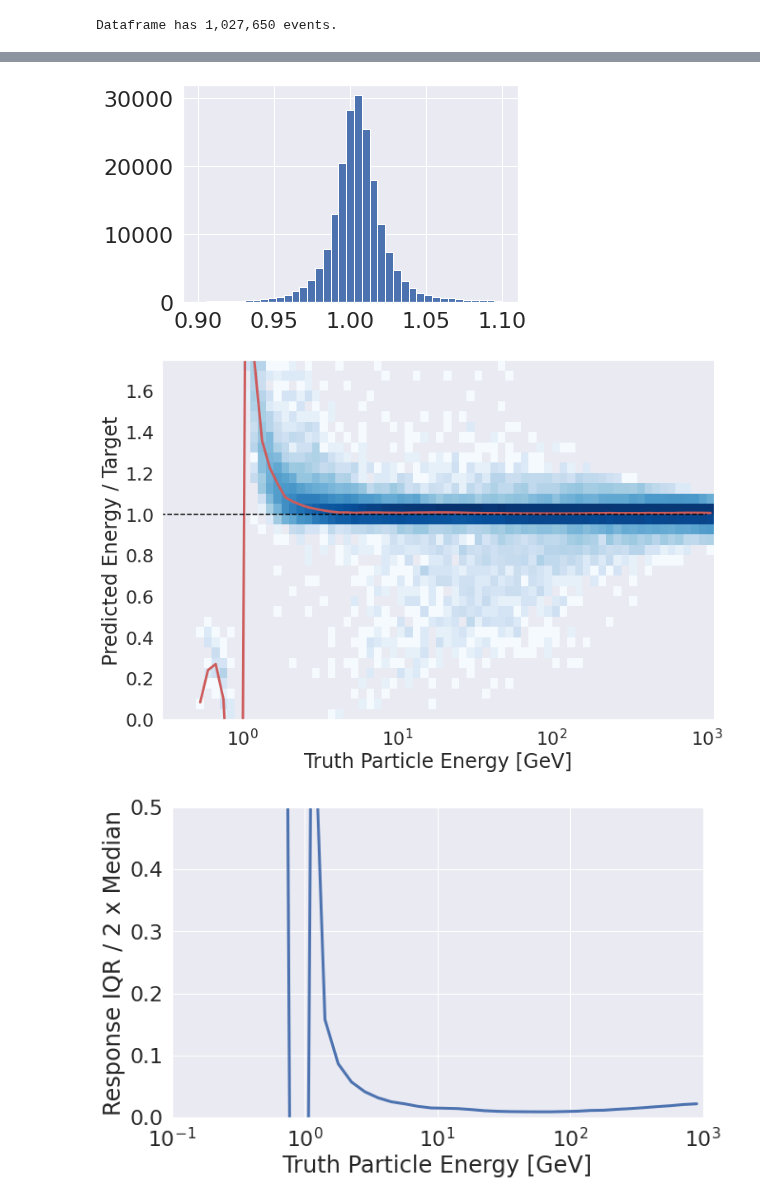
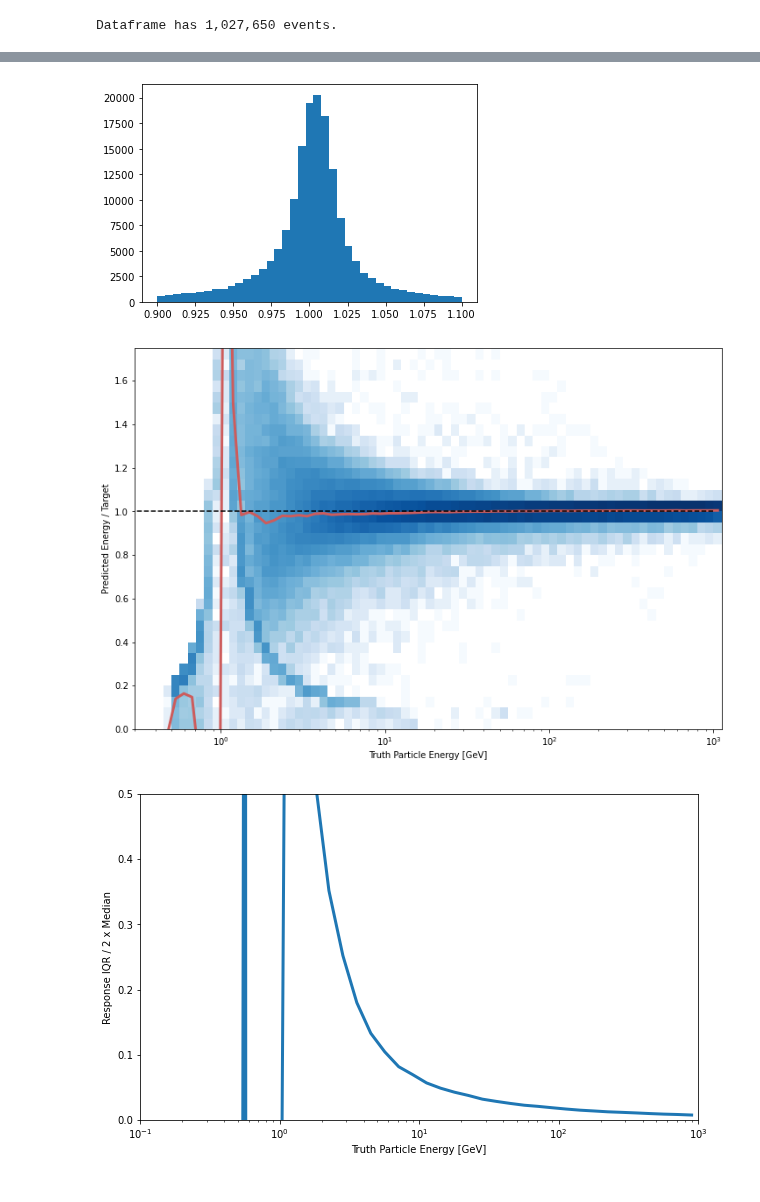
Before and after one commit to atlas-calo-ml/gn4pions_eastbay, a Jupyter notebook: simple_regression_model.ipynb, the cells around one changed output, grey strips where cells are left out. Saved outputs shown, nothing was run; the diff lists cells and outputs as text; code cells hidden in the pictures.

Commit message:
Plot updates for cluster-only approval and some R&D on GNN

```diff
--- a/simple_regression_model.ipynb
+++ b/simple_regression_model.ipynb
@@ -41,7 +30,14 @@ Index(['index', 'cluster_cell_E', 'cluster_cell_ID', 'trackPt', 'trackD0',
 # %%
 ### Start the dataframe of inputs
-# df2 = pd.DataFrame(pd.DataFrame(df.cluster_E.to_list())[0]) # just take the leading cluster E
-df2 = pd.DataFrame(pd.DataFrame(df.cluster_E.to_list(), columns=["cluster_e_"+str(x) for x in np.arange(35)]))
+max_n_clusters = pd.DataFrame(pd.DataFrame(df.cluster_E.to_list())).shape[1]
+df2 = pd.DataFrame(pd.DataFrame(df.cluster_E.to_list(), columns=["cluster_e_"+str(x)
+                                                                 for x in np.arange(max_n_clusters)]))
+df2 = pd.DataFrame(df2["cluster_e_0"]) # only keep the leading cluster energy
+
+max_n_clusters = pd.DataFrame(pd.DataFrame(df.cluster_ENG_CALIB_TOT.to_list())).shape[1]
+df3 = pd.DataFrame(pd.DataFrame(df.cluster_ENG_CALIB_TOT.to_list(), columns=["cluster_calib_e_"+str(x)
+                                                                 for x in np.arange(max_n_clusters)]))
+df2["cluster_calib_e_0"] = pd.DataFrame(df3["cluster_calib_e_0"]) # only keep the leading cluster energy
 
 ### Add track pT & truth particle E
 track_pt = np.array(df.trackPt.explode())
@@ -114,19 +97,23 @@ train = df2.sample(frac=0.8, random_state=0)
 test = df2.drop(train.index)
 
 train_vars = [
-    'log10_cluster_e_0',
-    'log10_track_pt',
-    'track_eta'
+#     'log10_cluster_e_0',
+    'log10_cluster_calib_e_0',
+#     'log10_track_pt',
+#     'track_eta'
              ]
+
+# target_var = 'log10_truth_particle_e'
+target_var = 'log10_cluster_e_0'
 
 ### All clusters + track eta/phi/z0
 # train_vars = [var for var in df2.keys() if var.startswith('log10') and var != 'log10_truth_particle_e']
 # train_vars += ['track_eta', 'track_phi', 'track_z0']
 
 train_x = train[train_vars].values
-train_y = train['log10_truth_particle_e'].values
+train_y = train[target_var].values
 test_x = test[train_vars].values
-test_y = test['log10_truth_particle_e'].values
+test_y = test[target_var].values
 # %%
 ### Normalize the inputs
 sc = StandardScaler()
@@ -178,5 +159,5 @@ history = model.fit(
     train_x,
     train_y,
     validation_split=0.2,
-    verbose=1, epochs=20)
+    verbose=1, epochs=10)
 # %% [output]
@@ -203,17 +181,17 @@ Wall time: 14min 28s
 # %%
 ### Evaluate performance on test set
 test['nn_score'] = model.predict(test_x)
-plt.hist(test.nn_score/test.log10_truth_particle_e, bins=np.linspace(0.9,1.1,40));
+plt.hist(test.nn_score/test_y, bins=np.linspace(0.9,1.1,40));
 # %% [output]
-[figure, old version]
+[figure, new version]
 # %%
 ### Response median plot
 import scipy.stats as stats
 from matplotlib.colors import ListedColormap
 from matplotlib.colors import LogNorm
 
-x = test.truth_particle_e
-y = test.nn_score/test.log10_truth_particle_e
+x = 10**test_y #test.truth_particle_etest_y #
+y = test.nn_score/test_y #test.log10_truth_particle_e
 
 xbin = [10**exp for exp in np.arange(-1., 3.1, 0.05)]
 ybin = np.arange(0., 3.1, 0.05)
@@ -232,9 +210,9 @@ plt.ylim(0, 1.75)
 plt.xlim(0.3, )
 plt.xlabel('Truth Particle Energy [GeV]')
 plt.ylabel('Predicted Energy / Target');
-np.savez('pub_note_results/response_medians_simple.npz', response_median=profileXMed, xcenter=xcenter)
+np.savez('pub_note_results/response_medians_clustercalibEinput_clusterEtarget.npz', response_median=profileXMed, xcenter=xcenter)
 # %% [output]
-[figure, old version]
+[figure, new version]
 # %%
 ### IQR plot
 
@@ -259,6 +237,6 @@ plt.ylim(0,0.5)
 plt.xlabel('Truth Particle Energy [GeV]')
 plt.ylabel('Response IQR / 2 x Median');
 
-np.savez('pub_note_results/iqr_simple.npz', iqr=resolution, xcenter=xcenter)
+np.savez('pub_note_results/iqr_simple_clustercalibEinput_clusterEtarget.npz', iqr=resolution, xcenter=xcenter)
 # %% [output]
-[figure, old version]
+[figure, new version]
```
Also changed, not shown: parts of 7 cells of this notebook, 4 other files.
